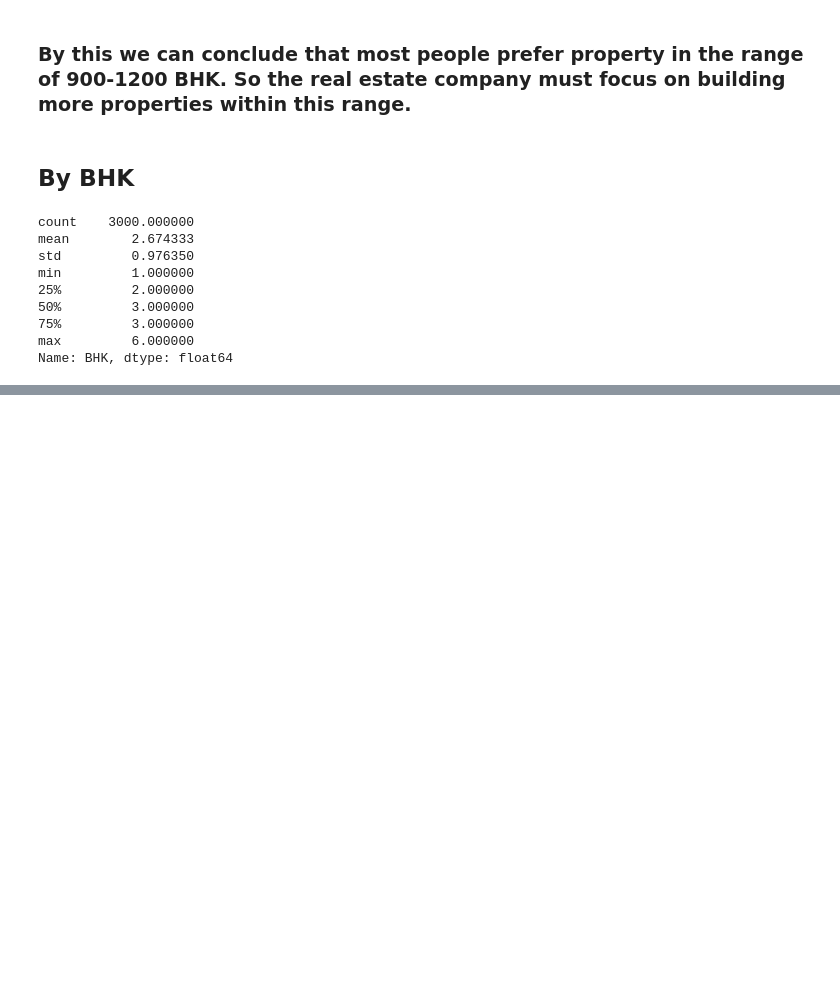
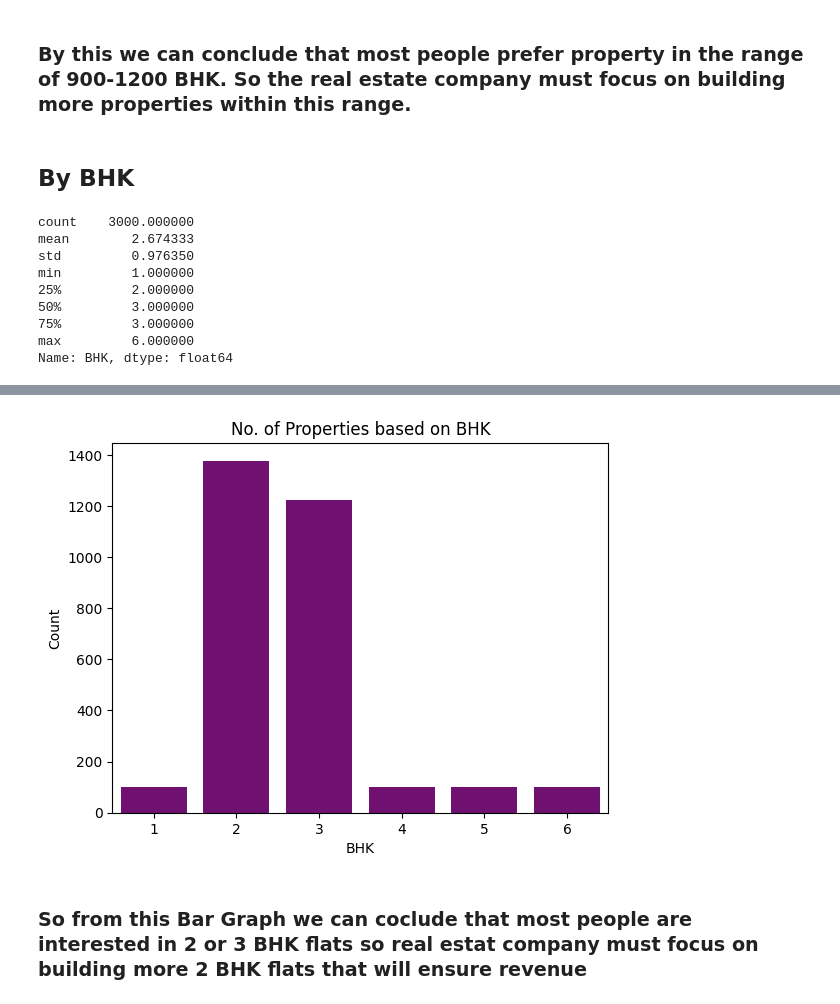
Before and after one commit to shouvik-maity/data-analysis-project--kolkata-realestate, a Jupyter notebook: sales.ipynb, the cells around one changed output, grey strips where cells are left out. Cells and saved outputs as stored; diff of their text form; code cells hidden in the pictures; blank space fills up the shorter version.

```diff
--- a/sales.ipynb
+++ b/sales.ipynb
@@ -120,6 +120,7 @@ min         1.000000
 max         6.000000
 Name: BHK, dtype: float64
 # %%
-df_bhk=df.groupby('BHK').sum().reset_index()
+df_bhk=df.groupby('BHK').size().reset_index()
+df_bhk.columns=['BHK','Count']
 df_bhk.head()
 # %% [output]
@@ -132,0 +133,8 @@ df_bhk.head()
+# %%
+sns.barplot(x='BHK',y='Count',data=df_bhk)
+plt.title('No. of Properties based on BHK')
+plt.show()
+# %% [output]
+[figure, added]
+# %% [markdown]
+### So from this Bar Graph we can coclude that  most people are interested in 2 or 3 BHK flats so real estat company must focus on building more 2 BHK flats that will ensure revenue
```
Also changed, not shown: parts of 1 cell of this notebook.
